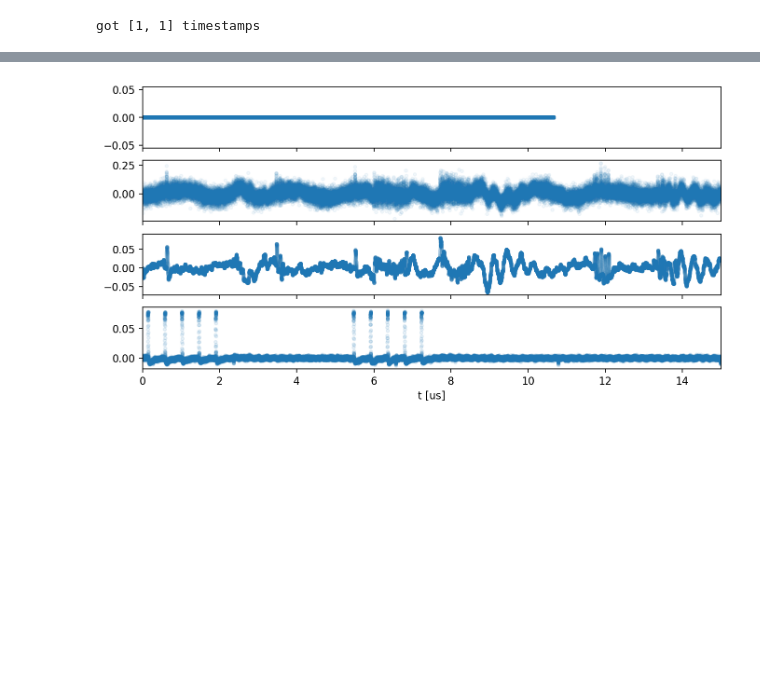
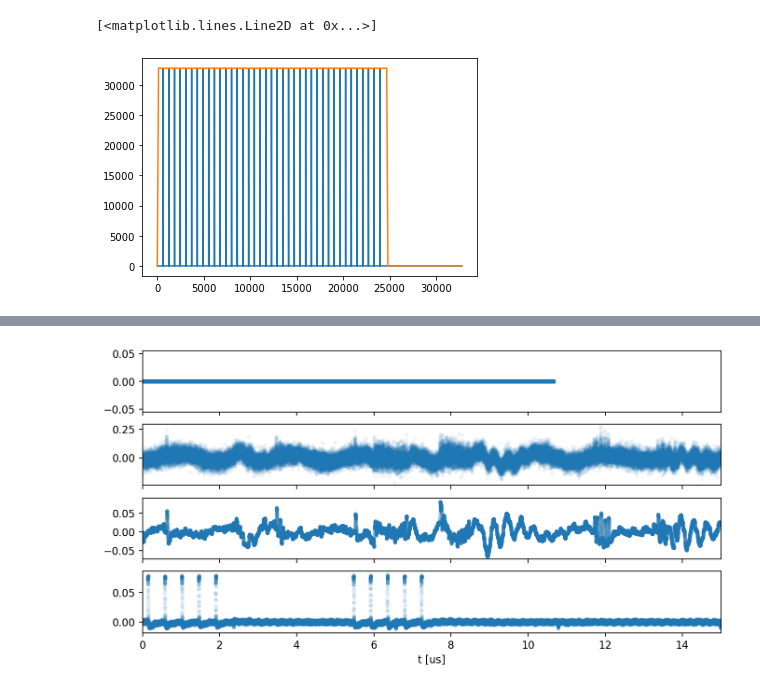
Before and after one commit to qnngroup/rfsoc_daq, a Jupyter notebook: pynq/rfsoc_daq.ipynb, the cells around one changed output, grey strips where cells are left out. Drawn from its saved outputs; the diff is of its cells as text; code cells hidden in the pictures; blank space fills up the shorter version.

```diff
--- a/pynq/rfsoc_daq.ipynb
+++ b/pynq/rfsoc_daq.ipynb
@@ -62,6 +62,9 @@ awg_buffer = allocate(shape=(num_channels*awg_frame_depth*parallel_samples,), dt
 
 def clog2(x):
     return int(np.ceil(np.log2(x)))
+
+def ns_to_samp(ns):
+    return int(ns*1e-9*dac_fsamp)
 
 def packetize(long_word, num_words):
     packet = []
@@ -115,14 +118,15 @@ def set_dac_scale_offset(scales, offsets):
     scale_offset_word = 0
     scale_frac_bits = scale_bits - scale_offset_int_bits
     offset_frac_bits = offset_bits - scale_offset_int_bits
+    max_fs_val = 2**(scale_offset_int_bits - 1)
 
     for channel in range(num_channels):
         # scale is 2Q16, so quantize appropriately
         quant_scale = int(scales[channel] * 2**scale_frac_bits)
         quant_offset = int(offsets[channel] * 2**offset_frac_bits)
-        if (scales[channel] >= 1 or scales[channel] < -1):
+        if (scales[channel] >= max_fs_val  or scales[channel] < -max_fs_val):
             raise ValueError(f'cannot quantize {scales[channel]} to {scale_offset_int_bits}Q{scale_frac_bits}')
-        if (offsets[channel] >= 1 or offsets[channel] < -1):
+        if (offsets[channel] >= max_fs_val or offsets[channel] < -max_fs_val):
             raise ValueError(f'cannot quantize {offsets[channel]} to {scale_offset_int_bits}Q{offset_frac_bits}')
         if quant_scale < 0:
             quant_scale += 2**scale_bits
@@ -421,5 +313,0 @@ receiving ADC data
-# %%
-timestamps, samples, num_timestamps, num_samples = parse_adc_data(2)
-print(f'got {num_timestamps} timestamps')
-# %% [output]
-got [1, 1] timestamps
@@ -425,0 +440,41 @@ got [1, 1] timestamps
+# %%
+def generate_ntron_pulse(gate_pulse_param_ns, channel_pulse_param_ns):
+    # do pulses on channel to fill entire duration
+    # pulses on gate: wait for channel to rise, i.e. (channel init_delay) + (gate period), wait for channel to fall
+    # e.g. for 4us-long channel pulse, do 38x 100ns-periodic gate pulses
+    data = np.zeros(shape=(num_channels*awg_frame_depth*parallel_samples,), dtype=np.uint16)
+    channel_period = ns_to_samp(channel_pulse_param_ns[4])
+    channel_delay = ns_to_samp(channel_pulse_param_ns[3])
+    gate_period = ns_to_samp(gate_pulse_param_ns[4])
+    buffer_length = awg_frame_depth*parallel_samples
+    num_channel_pulses = (buffer_length // channel_period)
+    num_gate_pulses = (ns_to_samp(channel_pulse_param_ns[1]) // gate_period) - 1
+    gate_start_sample = channel_period*np.arange(0, num_channel_pulses) + channel_delay + gate_period
+    gate_stop_sample = gate_start_sample + num_gate_pulses * gate_period
+    for i in range(num_channels):
+        start = i*awg_frame_depth*parallel_samples
+        end = (i+1)*awg_frame_depth*parallel_samples
+        # clear buffer
+        awg_buffer[start:end] = 0
+        for j in range(num_channel_pulses):
+            if i == 0:
+                # gate
+                offset = start
+                for k in range(num_gate_pulses):
+                    data[offset+gate_start_sample[j]:offset+gate_start_sample[j]+gate_period] = generate_pulse(gate_pulse_param_ns)
+                    offset += gate_period
+                start += channel_period
+            elif i == 1:
+                # channel
+                data[start:start+channel_period] = generate_pulse(channel_pulse_param_ns)
+                start += channel_period
+            else:
+                break
+    return data
+# test
+awg_data = generate_ntron_pulse([1,1,1,0,100], [20,4000,20,0,5000])
+plt.plot(awg_data[0:awg_frame_depth*parallel_samples])
+plt.plot(awg_data[awg_frame_depth*parallel_samples:2*awg_frame_depth*parallel_samples])
+# %% [output]
+[<matplotlib.lines.Line2D at 0x...>]
+[figure, added]
```
Also changed, not shown: parts of 25 cells of this notebook, 1 other file.
